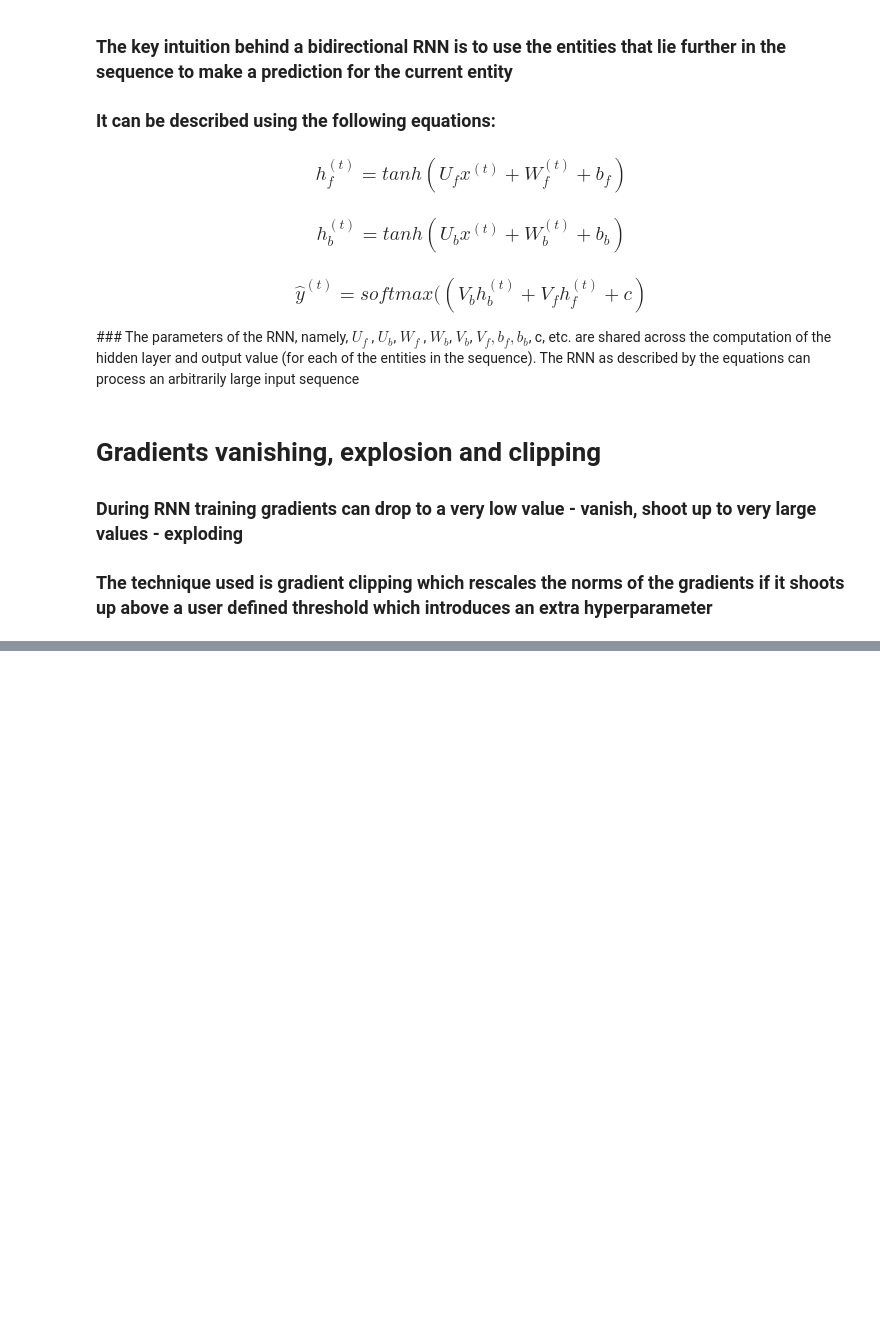
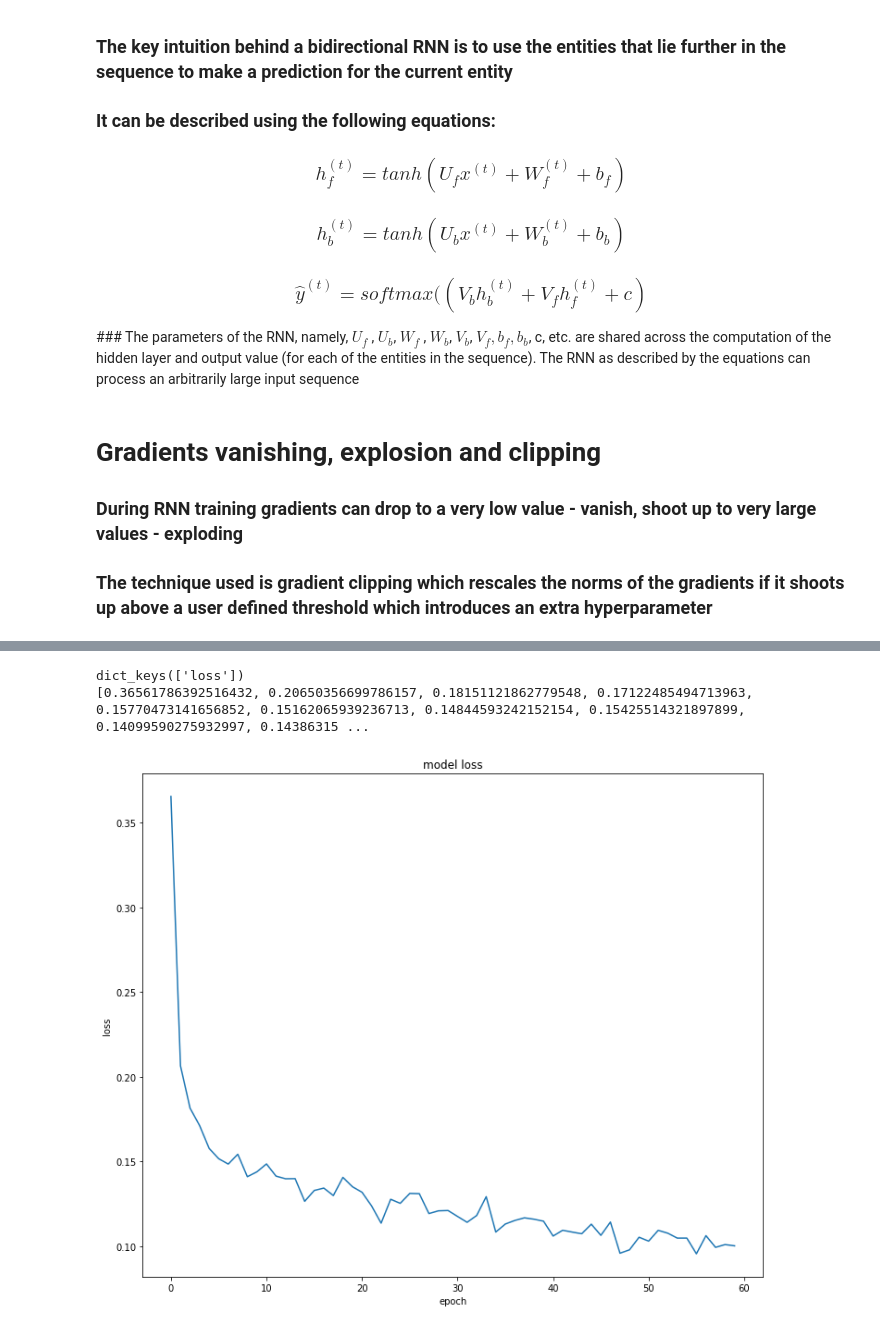
Before and after one commit to dev-sumanta/dsmlai, a Jupyter notebook: notebooks/RNNKeras.ipynb, the cells around one changed output, grey strips where cells are left out. Cells and saved outputs as stored; diff of their text form; code cells hidden in the pictures; blank space fills up the shorter version.

```diff
--- a/notebooks/RNNKeras.ipynb
+++ b/notebooks/RNNKeras.ipynb
@@ -138,0 +140,8 @@ chars
+# %%
+# a small loop to undrestand the population of sentences and next_chars
+for i in range(0, len(text) - maxlen, step):
+    print('\ni is ', i)
+    print('sentence is ', text[i: i + maxlen])
+    print('i + maxlen is ', i + maxlen , ' and text[i + maxlen] is ', text[i + maxlen], ' and next_char is ', text[i + maxlen])
+    if i > 10:
+        break
@@ -240,0 +312,20 @@ KeyboardInterrupt:
+# %%
+import matplotlib as mpl
+from matplotlib import pyplot as plt
+# list all data in history
+print(history.history.keys())
+print(history.history['loss'])
+
+plt.figure(figsize=(12, 10))
+# summarize history for loss
+plt.plot(history.history['loss'])
+
+plt.title('model loss')
+plt.ylabel('loss')
+plt.xlabel('epoch')
+
+plt.show()
+# %% [output]
+dict_keys(['loss'])
+[0.36561786392516432, 0.20650356699786157, 0.18151121862779548, 0.17122485494713963, 0.15770473141656852, 0.15162065939236713, 0.14844593242152154, 0.15425514321897899, 0.14099590275932997, 0.14386315 ...
+[figure, added]
```
Also changed, not shown: parts of 9 cells of this notebook.
